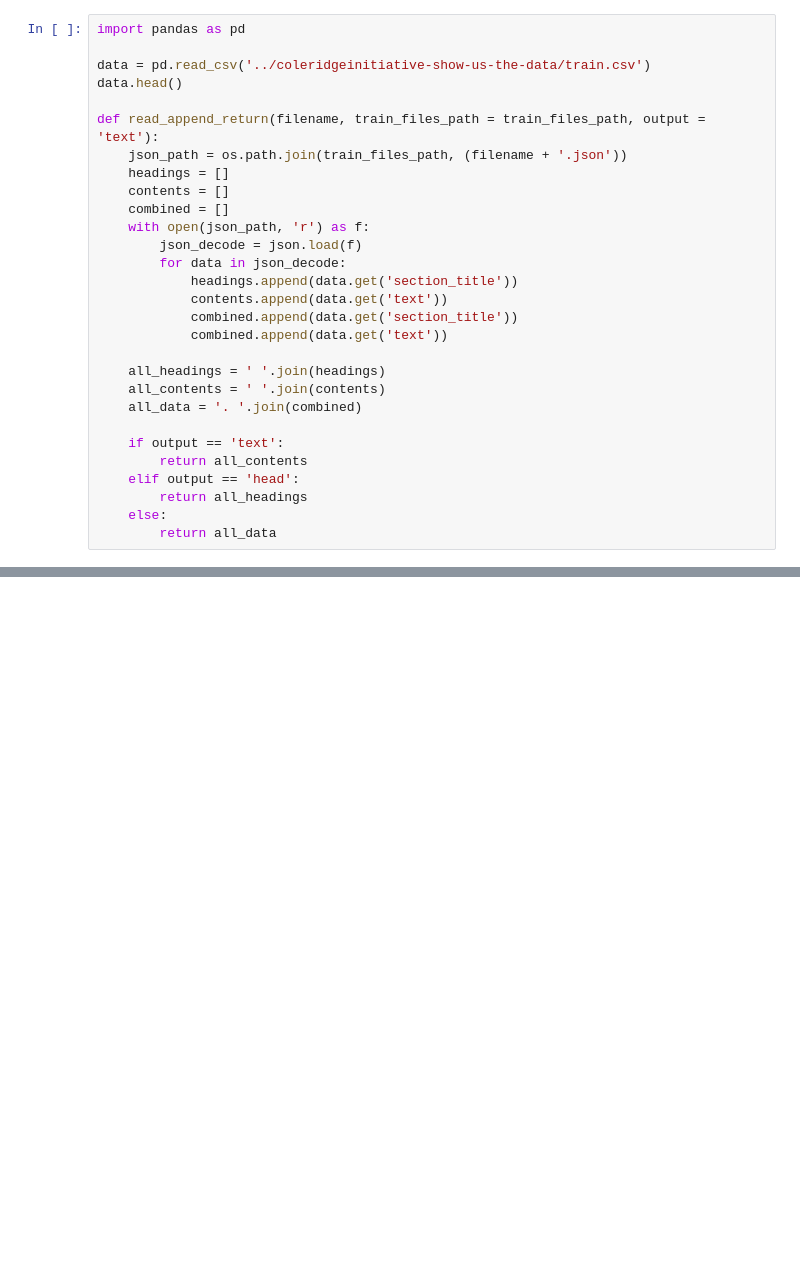
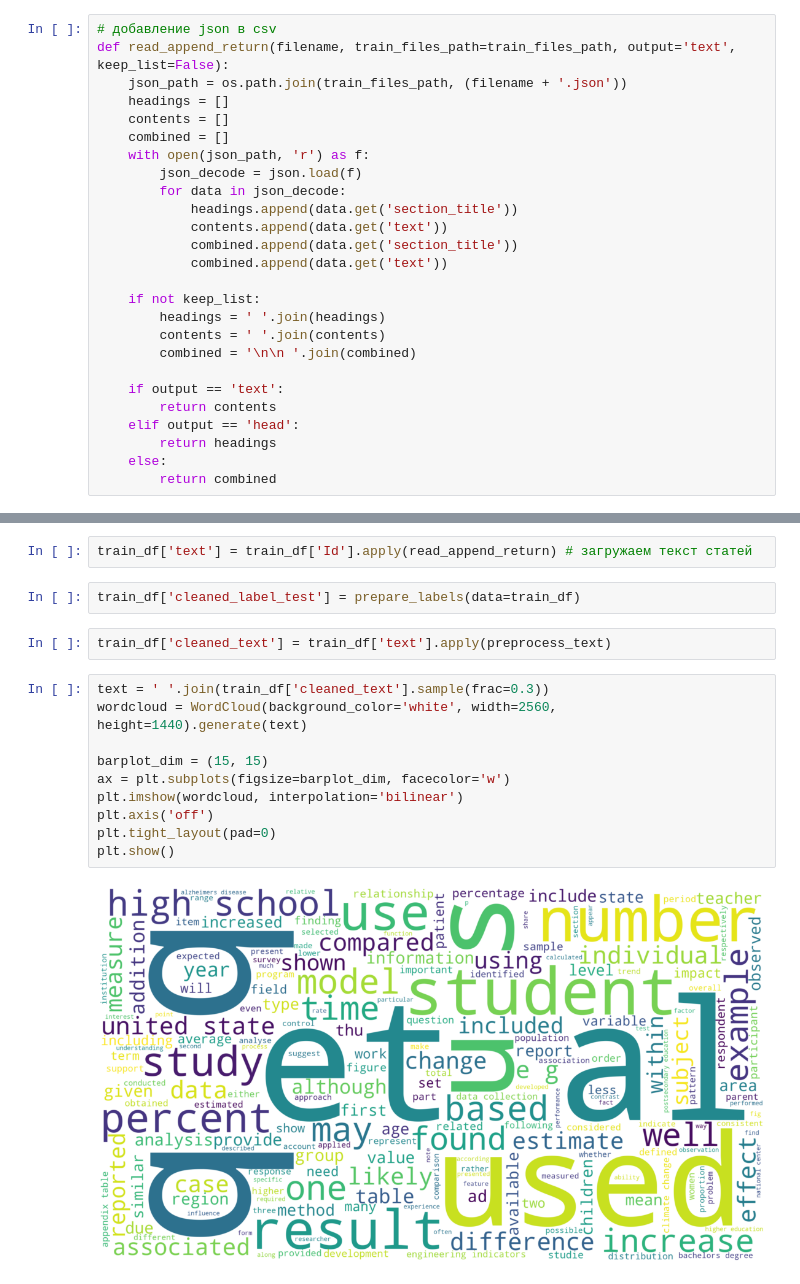
Before and after one commit to doksketch/happy-dating, a Jupyter notebook: sandbox/01_text_matching.ipynb, the cells around one changed output, grey strips where cells are left out. Saved outputs shown, nothing was run; the diff lists cells and outputs as text; blank space fills up the shorter version.

Commit message:
add/text/preparation

```diff
--- a/sandbox/01_text_matching.ipynb
+++ b/sandbox/01_text_matching.ipynb
@@ -1,10 +29,6 @@
 # %%
-import pandas as pd
-
-data = pd.read_csv('../coleridgeinitiative-show-us-the-data/train.csv')
-data.head()
-
-def read_append_return(filename, train_files_path = train_files_path, output = 'text'):
+# добавление json в csv
+def read_append_return(filename, train_files_path=train_files_path, output='text', keep_list=False):
     json_path = os.path.join(train_files_path, (filename + '.json'))
     headings = []
     contents = []
@@ -17,13 +41,14 @@ def read_append_return(filename, train_files_path = train_files_path, output = '
             combined.append(data.get('section_title'))
             combined.append(data.get('text'))
 
-    all_headings = ' '.join(headings)
-    all_contents = ' '.join(contents)
-    all_data = '. '.join(combined)
+    if not keep_list:
+        headings = ' '.join(headings)
+        contents = ' '.join(contents)
+        combined = '\n\n '.join(combined)
 
     if output == 'text':
-        return all_contents
+        return contents
     elif output == 'head':
-        return all_headings
+        return headings
     else:
-        return all_data
+        return combined
@@ -36,0 +64,18 @@ def read_append_return(filename, train_files_path = train_files_path, output = '
+# %%
+train_df['text'] = train_df['Id'].apply(read_append_return) # загружаем текст статей
+# %%
+train_df['cleaned_label_test'] = prepare_labels(data=train_df)
+# %%
+train_df['cleaned_text'] = train_df['text'].apply(preprocess_text)
+# %%
+text = ' '.join(train_df['cleaned_text'].sample(frac=0.3))
+wordcloud = WordCloud(background_color='white', width=2560, height=1440).generate(text)
+
+barplot_dim = (15, 15)
+ax = plt.subplots(figsize=barplot_dim, facecolor='w')
+plt.imshow(wordcloud, interpolation='bilinear')
+plt.axis('off')
+plt.tight_layout(pad=0)
+plt.show()
+# %% [output]
+[figure, added]
```
Also changed, not shown: parts of 12 cells of this notebook.
